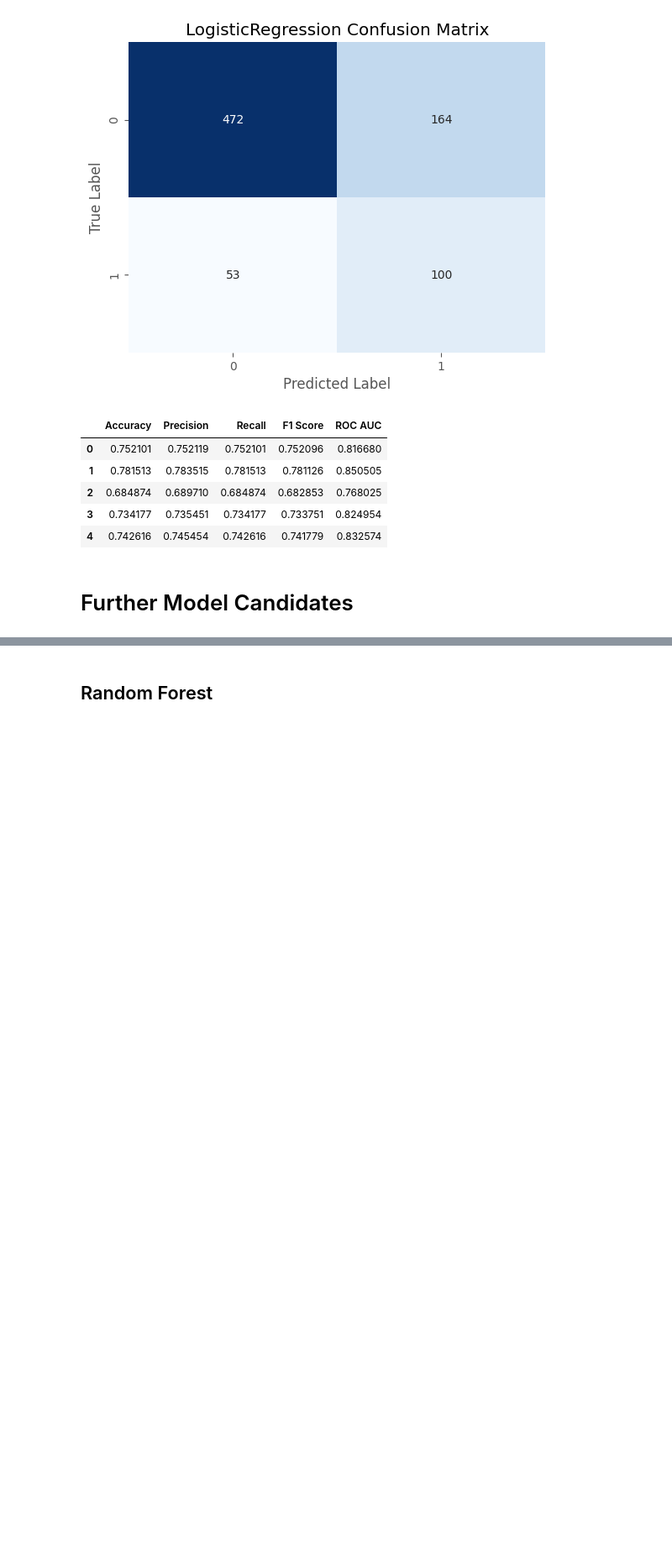
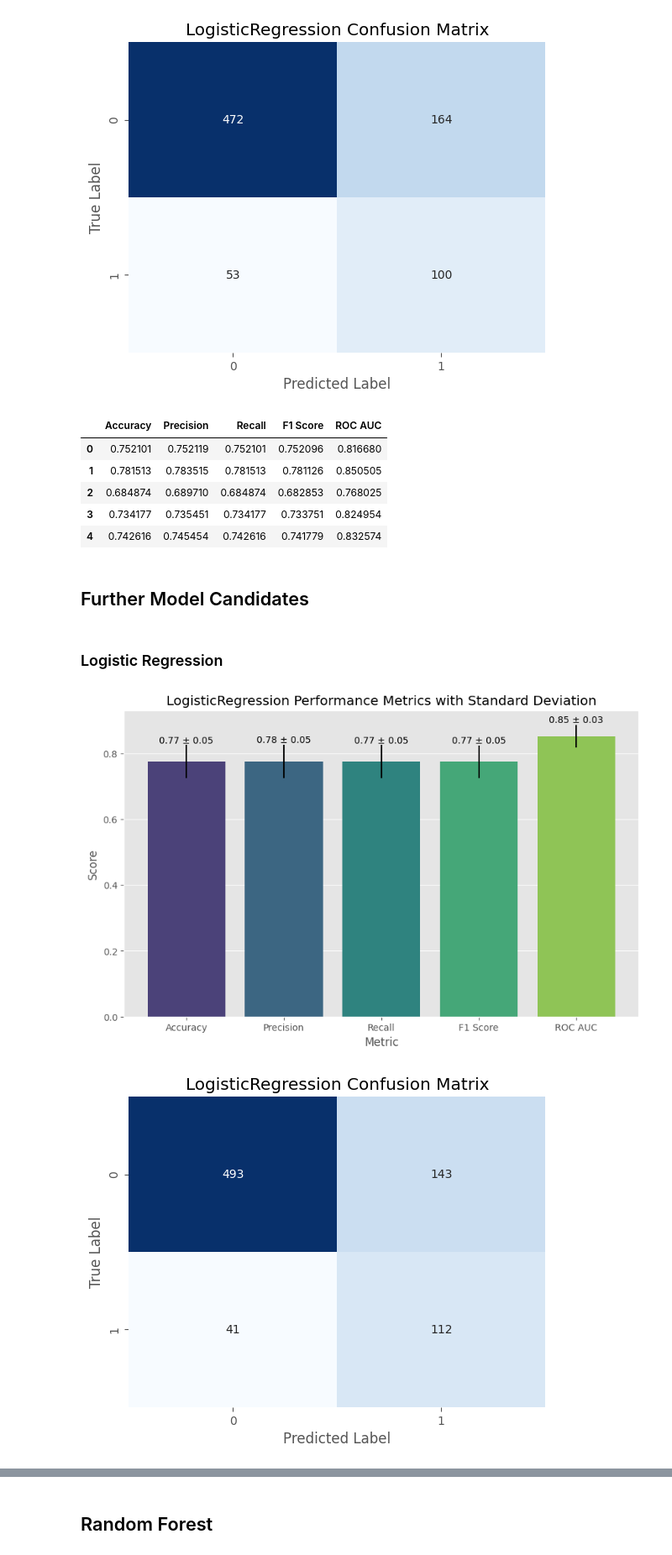
Before and after one commit to okaynils/fhnw-ds-aml, a Jupyter notebook: notebook.ipynb, the cells around one changed output, grey strips where cells are left out. Shown at 84% size. Drawn from its saved outputs; the diff is of its cells as text; code cells hidden in the pictures; blank space fills up the shorter version.

```diff
--- a/notebook.ipynb
+++ b/notebook.ipynb
@@ -1080,5 +1071,34 @@ base_metrics_df
 | 3 | 0.734177 | 0.735451 | 0.734177 | 0.733751 | 0.824954 |
 | 4 | 0.742616 | 0.745454 | 0.742616 | 0.741779 | 0.832574 |
 # %% [markdown]
-# Further Model Candidates
+## Further Model Candidates
+# %% [markdown]
+### Logistic Regression
+# %%
+all_vars_prep_pipeline, all_vars_column_selection  = build_preprocessor_pipeline(X_train, include_columns=X_train.columns.tolist())
+
+lr_pipeline = Pipeline([
+    ('preprocessor', all_vars_prep_pipeline),
+    ('classifier', LogisticRegression(random_state=1337, max_iter=100_000, solver='saga'))
+])
+
+param_grid = {
+    'classifier__C': [0.01, 0.1, 1, 10, 100],
+    'classifier__penalty': ['l1', 'l2'],
+}
+
+(lr_estimator,
+ lr_params,
+ lr_metrics_df,
+ lr_roc_curves,
+ lr_pr_curves,
+ lr_ift_probs,
+ lr_true_labels) = cross_validate(lr_pipeline, all_vars_column_selection, y_train, param_grid=param_grid)
+
+model_name = lr_estimator.named_steps['classifier'].__class__.__name__
+plot_metrics(lr_metrics_df, model_name)
+plot_confusion_matrix(lr_estimator, X_test[all_vars_column_selection.columns], y_test, model_name)
+# %% [output]
+[figure, added]
+[figure, added]
 # %% [markdown]
```
Also changed, not shown: parts of 21 cells of this notebook, 2 other files.
